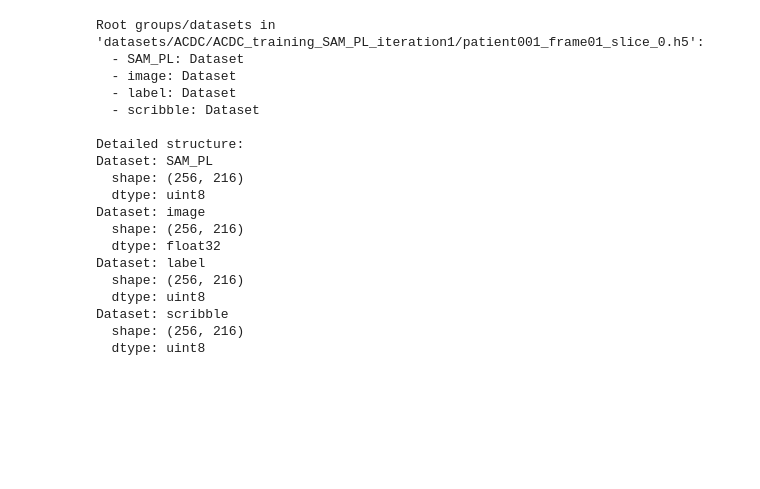
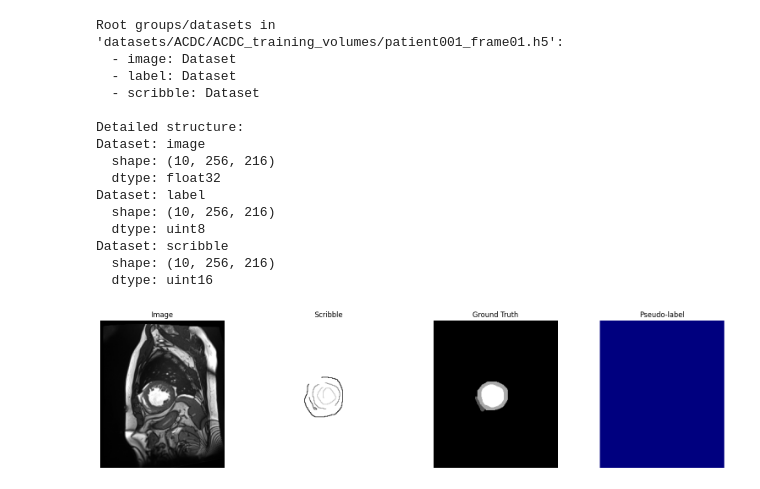
Before and after one commit to loc110504/scribbed-supervised-demo, a Jupyter notebook: test.ipynb, the cells around one changed output. Cells and saved outputs as stored; diff of their text form; code cells hidden in the pictures; blank space fills up the shorter version.

```diff
--- a/test.ipynb
+++ b/test.ipynb
@@ -25,24 +25,53 @@ def explore_h5(file_path):
 
 if __name__ == "__main__":
     # Thay 'your_file.h5' bằng đường dẫn tới file của bạn
-    explore_h5('datasets/ACDC/ACDC_training_SAM_PL_iteration1/patient001_frame01_slice_0.h5')
+    explore_h5('datasets/ACDC/ACDC_training_volumes/patient001_frame01.h5')
 # %% [output]
-Root groups/datasets in 'datasets/ACDC/ACDC_training_SAM_PL_iteration1/patient001_frame01_slice_0.h5':
-  - SAM_PL: Dataset
+Root groups/datasets in 'datasets/ACDC/ACDC_training_volumes/patient001_frame01.h5':
   - image: Dataset
   - label: Dataset
   - scribble: Dataset
 
 Detailed structure:
-Dataset: SAM_PL
-  shape: (256, 216)
-  dtype: uint8
 Dataset: image
-  shape: (256, 216)
+  shape: (10, 256, 216)
   dtype: float32
 Dataset: label
-  shape: (256, 216)
+  shape: (10, 256, 216)
   dtype: uint8
 Dataset: scribble
-  shape: (256, 216)
-  dtype: uint8
+  shape: (10, 256, 216)
+  dtype: uint16
+# %%
+import h5py
+import matplotlib.pyplot as plt
+
+def show_h5_pseudolabel(path_to_file):
+    """
+    Đọc file .h5 và hiển thị:
+      1. Ảnh gốc
+      2. Scribble
+      3. Ground-truth
+      4. Pseudo-label (SAM_PL)
+    """
+    with h5py.File(path_to_file, 'r') as f:
+        img       = f['image'][:]       # HxW
+        scribble  = f['scribble'][:]    # HxW
+        label_gt  = f['label'][:]       # HxW
+        pseudo    = f['SAM_PL'][:]      # HxW
+
+    fig, axes = plt.subplots(1, 4, figsize=(16, 4))
+    axes[0].imshow(img,      cmap='gray'); axes[0].set_title('Image')
+    axes[1].imshow(scribble, cmap='gray'); axes[1].set_title('Scribble')
+    axes[2].imshow(label_gt, cmap='gray'); axes[2].set_title('Ground Truth')
+    axes[3].imshow(pseudo,   cmap='jet');  axes[3].set_title('Pseudo-label')
+
+    for ax in axes:
+        ax.axis('off')
+    plt.tight_layout()
+    plt.show()
+
+# Ví dụ sử dụng:
+show_h5_pseudolabel('datasets/ACDC/ACDC_training_SAM_PL_iteration1/patient001_frame12_slice_6.h5')
+# %% [output]
+[figure, added]
```
Also changed, not shown: parts of 3 cells of this notebook, 2 other files.
